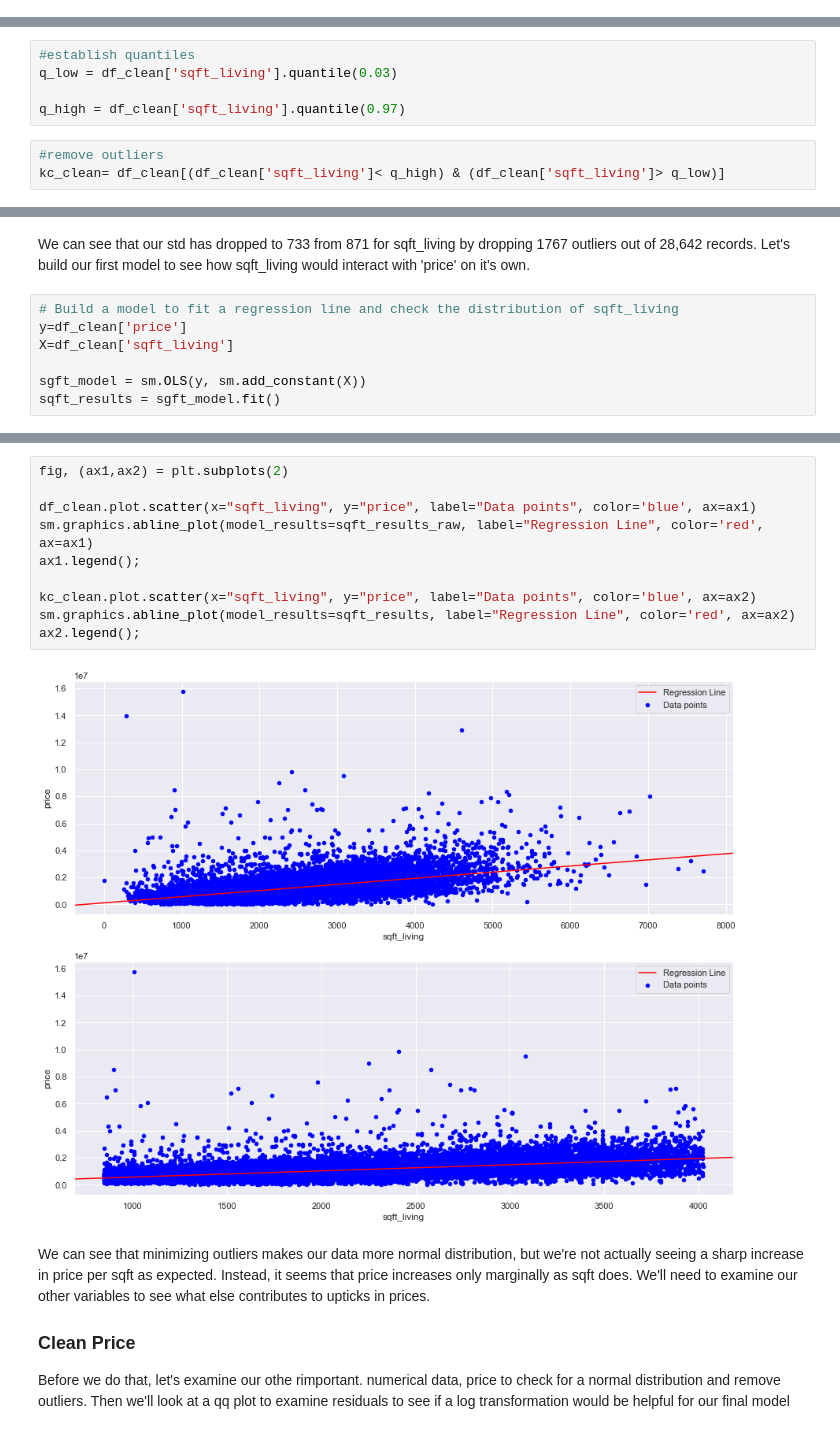
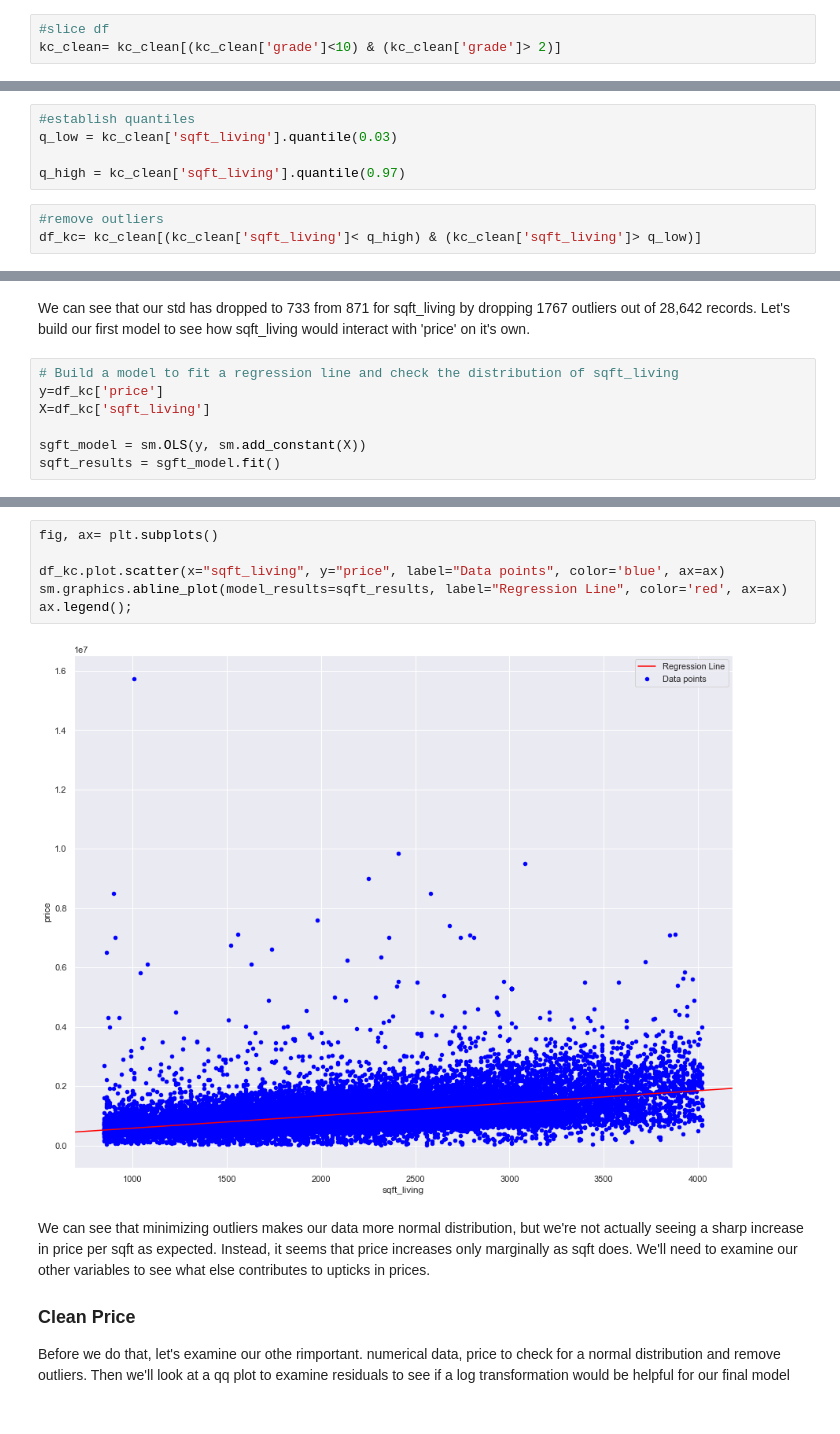
Before and after one commit to slowings/phase2-project, a Jupyter notebook: Final.ipynb, the cells around one changed output, grey strips where cells are left out. Drawn from its saved outputs; the diff is of its cells as text.

```diff
--- a/Final.ipynb
+++ b/Final.ipynb
@@ -228 +239,4 @@ df_kc= kc[(kc['grade']<10) & (kc['grade']> 2)]
+# %%
+#slice df
+kc_clean= kc_clean[(kc_clean['grade']<10) & (kc_clean['grade']> 2)]
 # %%
@@ -254,9 +270,9 @@ Name: sqft_living, dtype: float64
 Our std of 871 indicates that we should also be looking for outliers- when considering mean house size, that's a pretty large margin of error (almost 1/2 of the average sized house in KC) and so there must be houses that are exceptionally large that are skewing our model.  We can also see from our min value of 3 that there might be some errors and outliers on the smaller side too, we'll need to remove some of these.  However, we need to be very careful about how we do this, as removing data can lead to model manipulation and less acuuracy overall.  We'll remove all houses in the typical oulier range of 3%, to minimize model manipulation, but gain some accuracy in our predictions.  This will drop considerably fewer records than preserving the middle quartile range, so our model should still be fairly accurate.
 # %%
 #establish quantiles
-q_low = df_clean['sqft_living'].quantile(0.03)
+q_low = kc_clean['sqft_living'].quantile(0.03)
 
-q_high = df_clean['sqft_living'].quantile(0.97)
+q_high = kc_clean['sqft_living'].quantile(0.97)
 # %%
 #remove outliers
-kc_clean= df_clean[(df_clean['sqft_living']< q_high) & (df_clean['sqft_living']> q_low)]
+df_kc= kc_clean[(kc_clean['sqft_living']< q_high) & (kc_clean['sqft_living']> q_low)]
@@ -282,8 +293,8 @@ Name: sqft_living, dtype: float64
 We can see that our std has dropped to 733 from 871 for sqft_living by dropping 1767 outliers out of 28,642 records.  Let's build our first model to see how sqft_living would interact with 'price' on it's own.
 # %%
 # Build a model to fit a regression line and check the distribution of sqft_living
-y=df_clean['price']
-X=df_clean['sqft_living']
+y=df_kc['price']
+X=df_kc['sqft_living']
 
 sgft_model = sm.OLS(y, sm.add_constant(X))
 sqft_results = sgft_model.fit()
@@ -316,15 +327,11 @@ Because our model is only explaining about 36% of the variation in our model we
 # %%
-fig, (ax1,ax2) = plt.subplots(2)
+fig, ax= plt.subplots()
 
-df_clean.plot.scatter(x="sqft_living", y="price", label="Data points", color='blue', ax=ax1)
-sm.graphics.abline_plot(model_results=sqft_results_raw, label="Regression Line", color='red', ax=ax1)
-ax1.legend();
-
-kc_clean.plot.scatter(x="sqft_living", y="price", label="Data points", color='blue', ax=ax2)
-sm.graphics.abline_plot(model_results=sqft_results, label="Regression Line", color='red', ax=ax2)
-ax2.legend();
+df_kc.plot.scatter(x="sqft_living", y="price", label="Data points", color='blue', ax=ax)
+sm.graphics.abline_plot(model_results=sqft_results, label="Regression Line", color='red', ax=ax)
+ax.legend();
 # %% [output]
-[figure, old version]
+[figure, new version]
 # %% [markdown]
 We can see that minimizing outliers makes our data more normal distribution, but we're not actually seeing a sharp increase in price per sqft as expected.  Instead, it seems that price increases only marginally as sqft does.  We'll need to examine our other variables to see what else contributes to upticks in prices.
 
```
Also changed, not shown: parts of 33 cells of this notebook.
